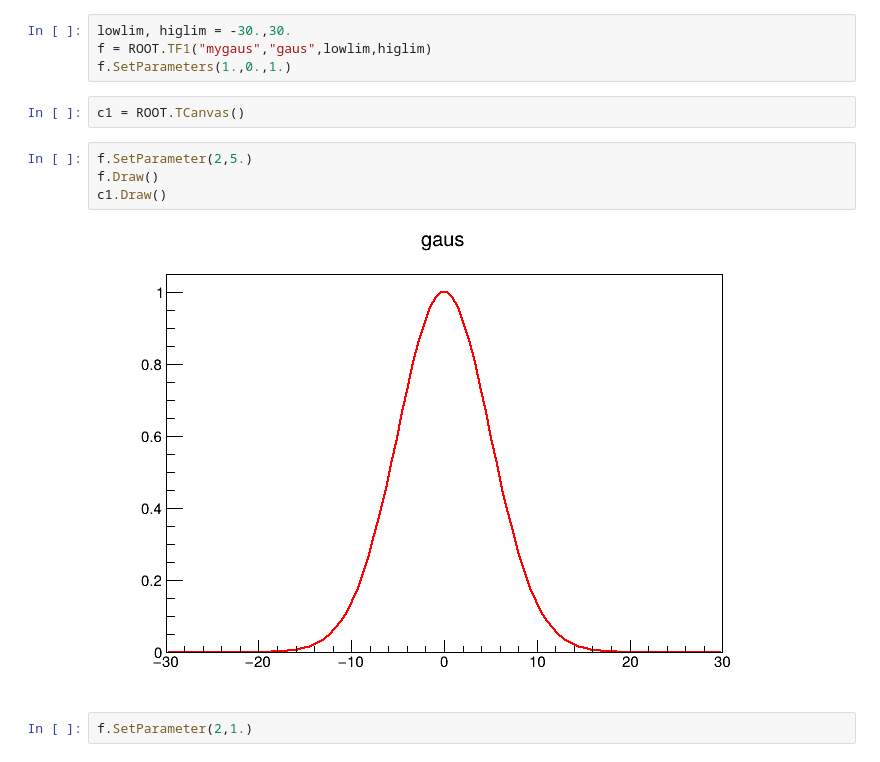
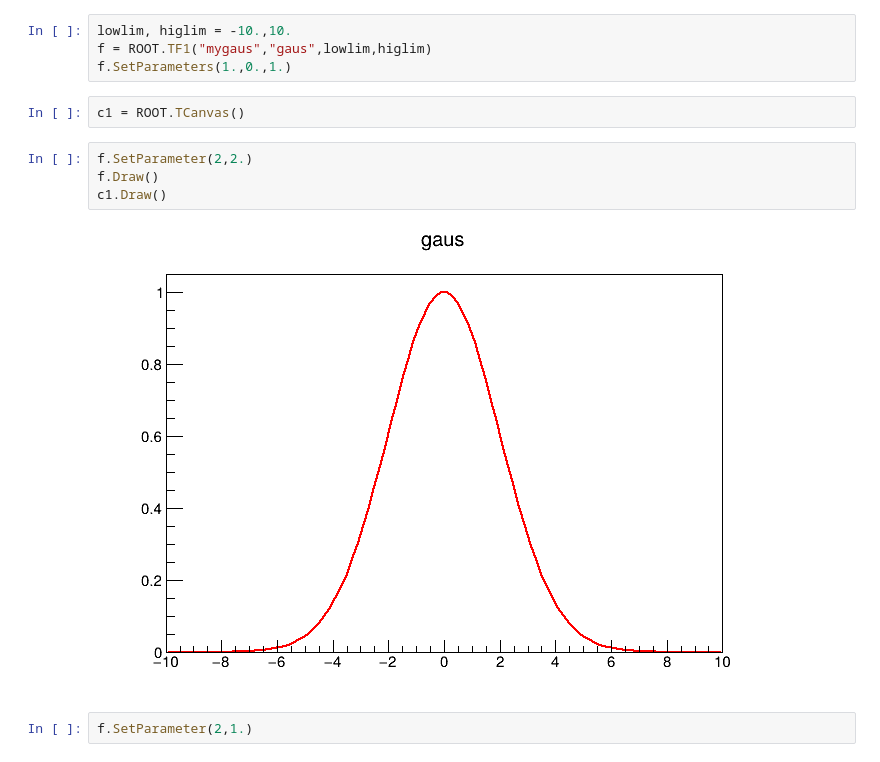
Before and after one commit to covarell/python_examples, a Jupyter notebook: NumericalIntegration.ipynb, the cells around one changed output. Cells and saved outputs as stored; diff of their text form.

```diff
--- a/NumericalIntegration.ipynb
+++ b/NumericalIntegration.ipynb
@@ -5,17 +5,17 @@ $\int^{+\infty}_{-\infty} e^{-x^2} dx = \sqrt{2\pi}$
 # %%
 import ROOT
 # %%
-lowlim, higlim = -30.,30.
+lowlim, higlim = -10.,10.
 f = ROOT.TF1("mygaus","gaus",lowlim,higlim)
 f.SetParameters(1.,0.,1.)
 # %%
 c1 = ROOT.TCanvas()
 # %%
-f.SetParameter(2,5.)
+f.SetParameter(2,2.)
 f.Draw()
 c1.Draw()
 # %% [output]
-[figure, old version]
+[figure, new version]
 # %%
 f.SetParameter(2,1.)
 # %% [markdown]
```
Also changed, not shown: parts of 33 cells of this notebook.
